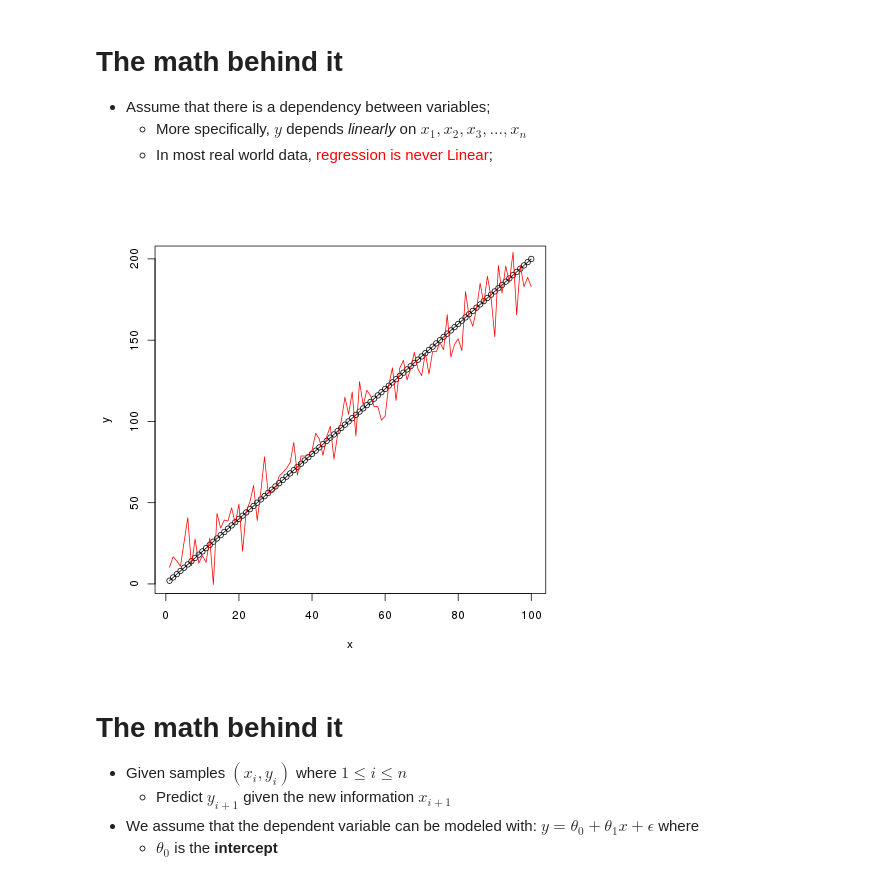
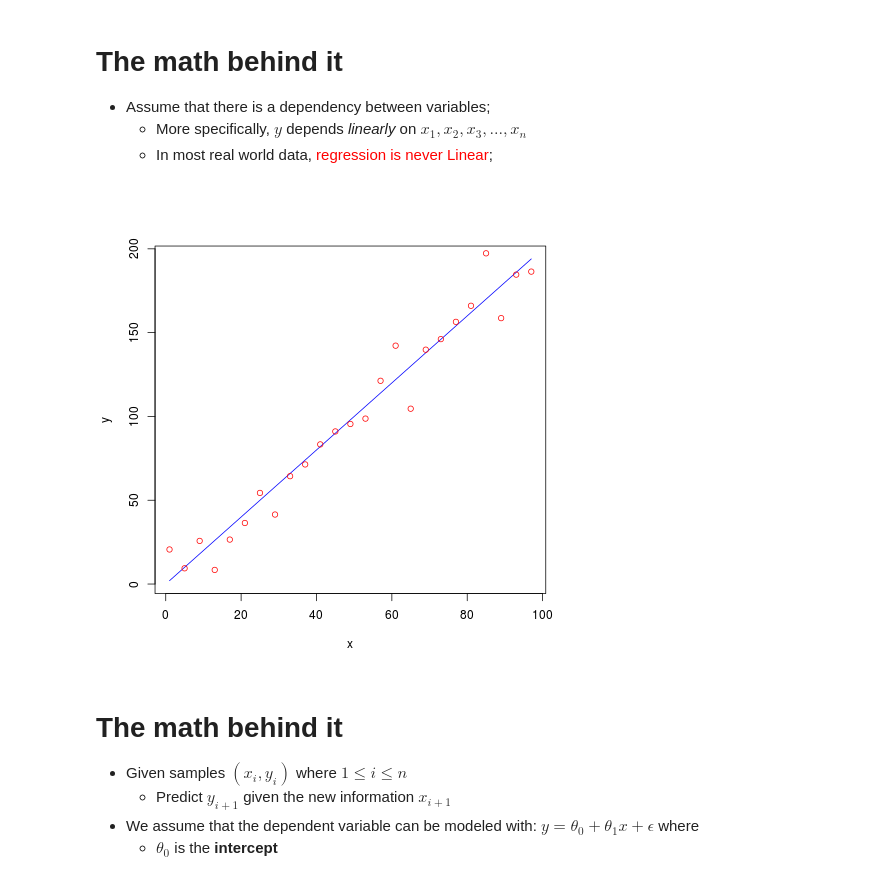
Before and after one commit to intel-unesp-mcp/datascience-workshop, a Jupyter notebook: Data Science.ipynb, the cells around one changed output. Saved outputs shown, nothing was run; the diff lists cells and outputs as text; code cells hidden in the pictures.

```diff
--- a/Data Science.ipynb
+++ b/Data Science.ipynb
@@ -163,11 +155,0 @@ def getNPArray(data_table):
-# %%
-points = np.array([(0.5, -1.3, 1, 100.1),
-                   (2.5, -3.3, 2, 200.2),
-                   (4.5, -5.3, 2, 350.3),
-                   (6.5, -7.3, 0, 470.4),
-                   (8.5, -9.3, 1, 270.5)],
-                  dtype=[('x','f4'), ('y','f4'),
-                         ('categ','i4'), ('value','f8')])
-
-
-dataTable = AOSNumericTable(points)
@@ -467,14 +223,13 @@ print(p + xlab("Bedrooms")+ylab("Price"))
 <!--<center><img src="lm2.png" style="padding-top:30px;"/></center> -->
 # %%
 %%R
-x <- 1:100
+x <- seq(1, 100, by=4)
 y <- x*2
-plot(x,y)
-lines(y)
+plot(x,y, type="l", col="blue")
 z = y+(rnorm(length(y))*10)
-lines(z, col="red")
+points(x,z, col="red")
 # %% [output]
-[figure, old version]
+[figure, new version]
 # %% [markdown]
 # The math behind it
 
```
Also changed, not shown: parts of 55 cells of this notebook, 5 other files.
